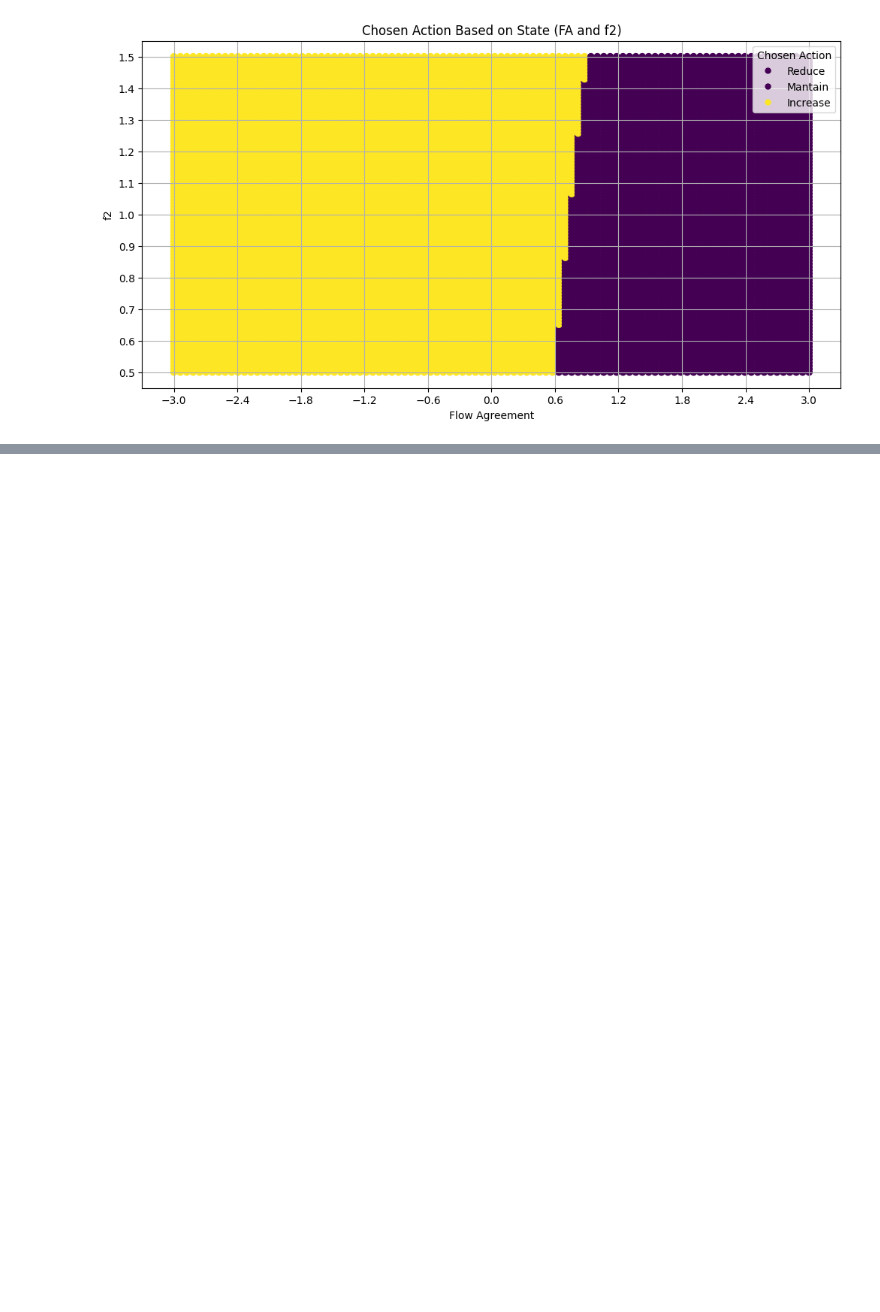
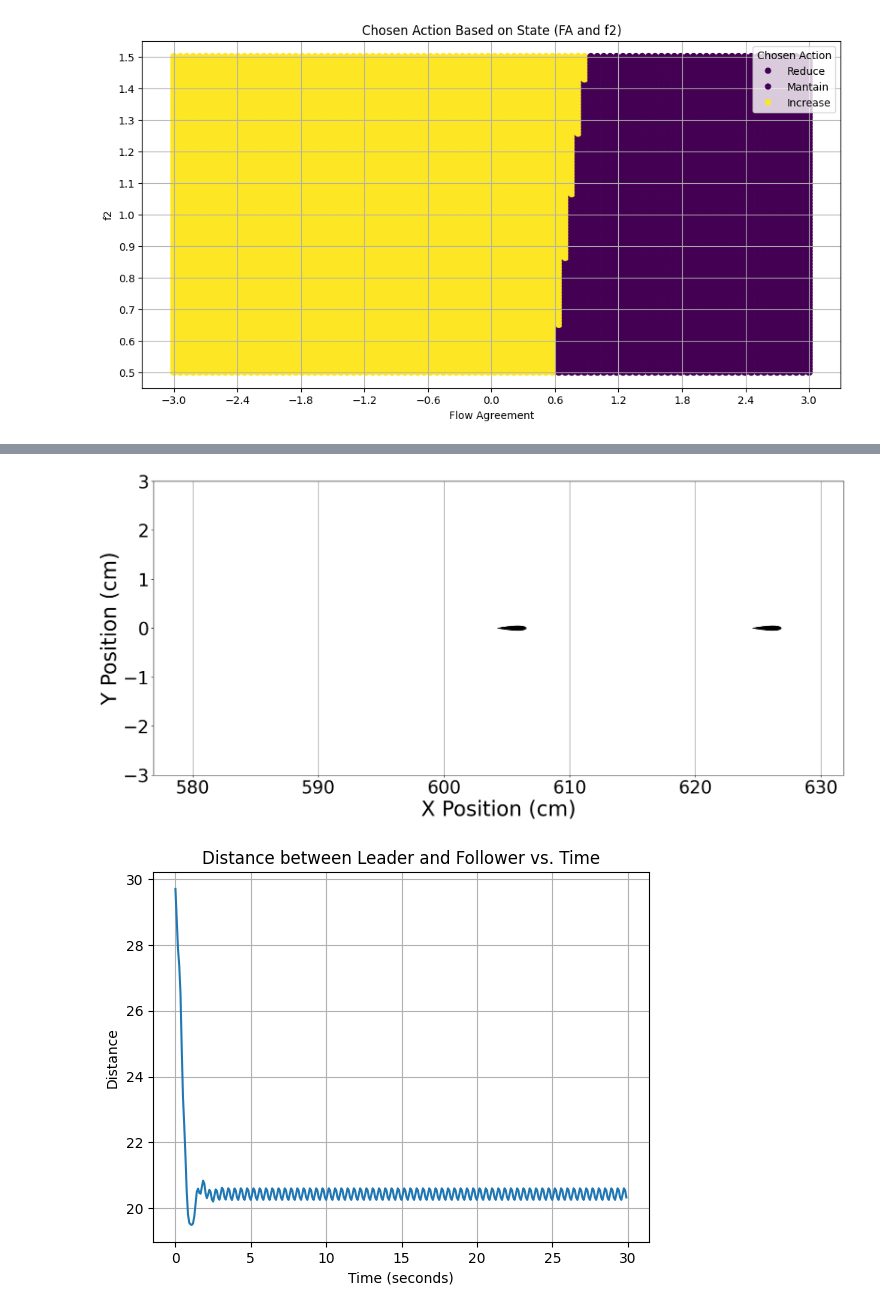
Before and after one commit to victorbuenog/Flapper, a Jupyter notebook: Flappertorch_v3.ipynb, the cells around one changed output, grey strips where cells are left out. Cells and saved outputs as stored; diff of their text form; code cells hidden in the pictures; blank space fills up the shorter version.

```diff
--- a/Flappertorch_v3.ipynb
+++ b/Flappertorch_v3.ipynb
@@ -232,11 +232,11 @@ class SwimmerEnv(gym.Env):
 
     def render(self, mode='rgb_array'):
         fig, ax = plt.subplots()
-        ax.scatter(self.x1, self.y1, label='leader')
-        ax.scatter([self.flap[0]], [self.flap[1]], label='follower')
-        ax.set_xlim([self.x1 - 50, self.x1 + 5])
-        ax.set_ylim([-2*self.A1, 2*self.A1])
-        ax.legend()
+        self.ax.scatter(self.x1, self.y1, label='leader')
+        self.ax.scatter([self.flap[0]], [self.flap[1]], label='follower')
+        self.ax.set_xlim([self.x1 - 50, self.x1 + 5])
+        self.ax.set_ylim([-2*self.A1, 2*self.A1])
+        self.ax.legend()
         fig.canvas.draw()
         fig.canvas.tostring_rgb()
         frame = numpy.frombuffer(fig.canvas.tostring_rgb(), dtype=numpy.uint8)
@@ -682,0 +674,5 @@ CalledProcessError: Command '['ffmpeg', '-f', 'rawvideo', '-vcodec', 'rawvideo',
+# %%
+trainer.create_video()
+# %% [output]
+[figure, added]
+[figure, added]
```
Also changed, not shown: parts of 2 cells of this notebook.
